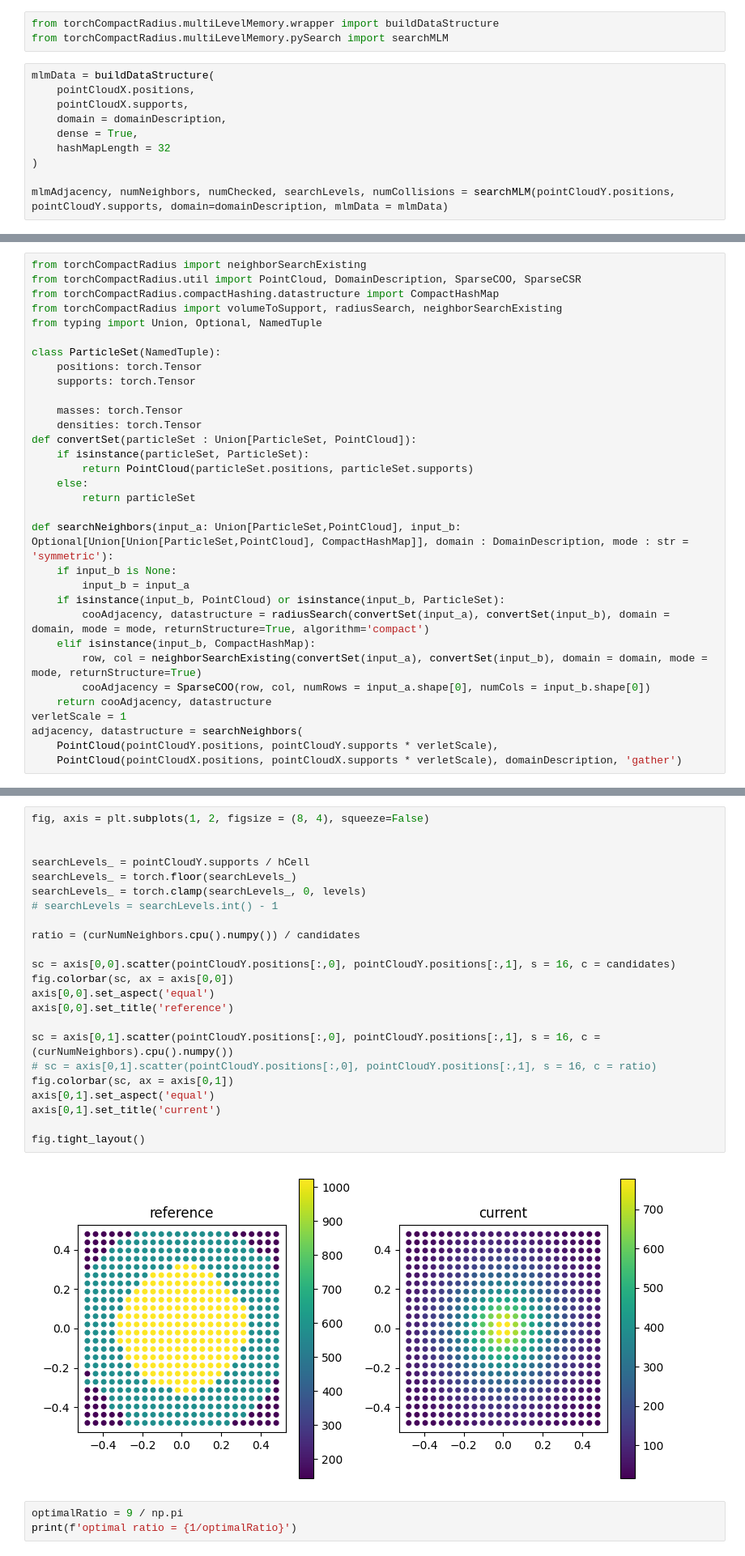
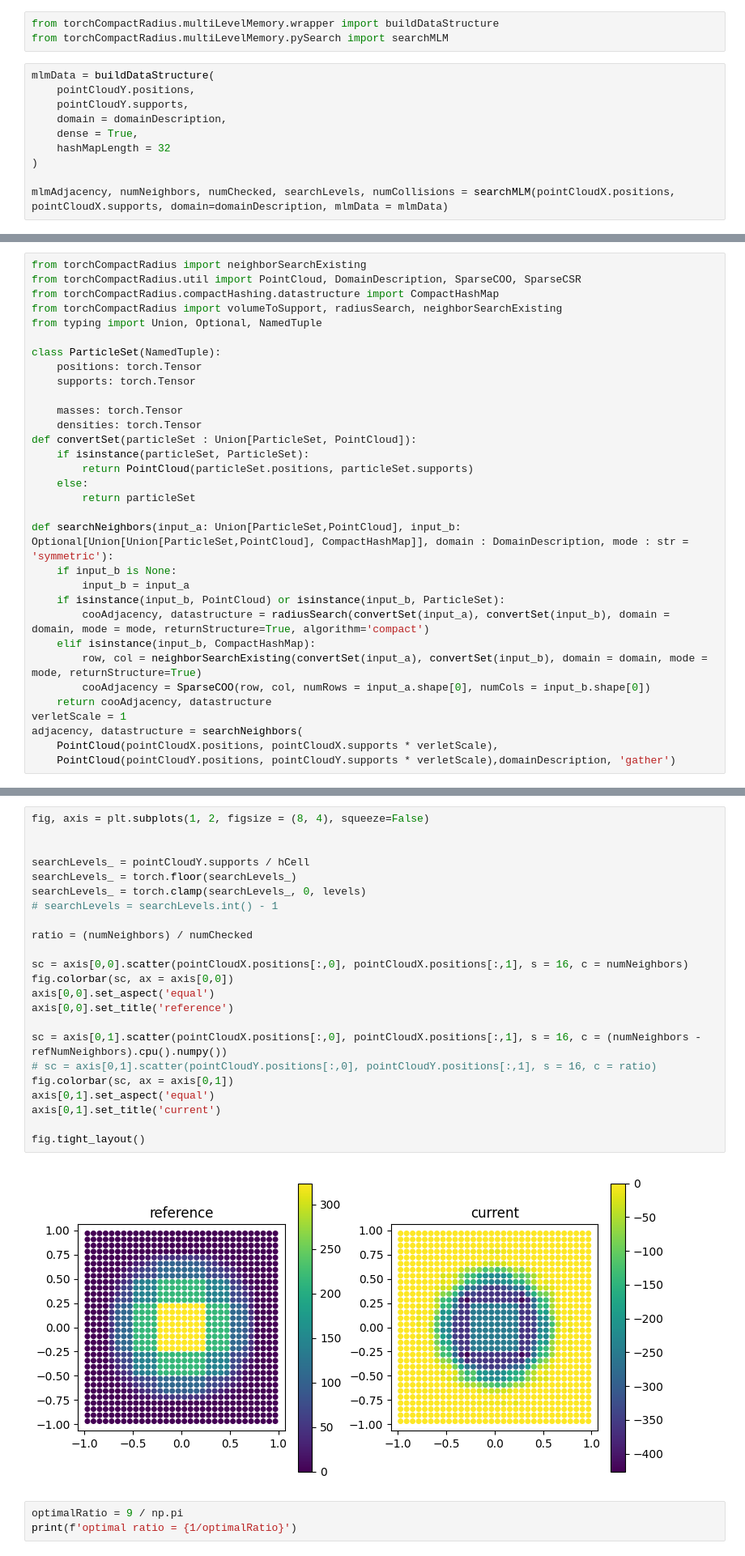
Before and after one commit to wi-re/torchCompactRadius, a Jupyter notebook: test.ipynb, the cells around one changed output, grey strips where cells are left out. Shown at 81% size. Saved outputs shown, nothing was run; the diff lists cells and outputs as text.

```diff
--- a/test.ipynb
+++ b/test.ipynb
@@ -372,11 +372,11 @@ from torchCompactRadius.multiLevelMemory.wrapper import buildDataStructure
 from torchCompactRadius.multiLevelMemory.pySearch import searchMLM
 # %%
 mlmData = buildDataStructure(
-    pointCloudX.positions,
-    pointCloudX.supports,
+    pointCloudY.positions,
+    pointCloudY.supports,
     domain = domainDescription,
     dense = True,
     hashMapLength = 32
 )
 
-mlmAdjacency, numNeighbors, numChecked, searchLevels, numCollisions = searchMLM(pointCloudY.positions, pointCloudY.supports, domain=domainDescription, mlmData = mlmData)
+mlmAdjacency, numNeighbors, numChecked, searchLevels, numCollisions = searchMLM(pointCloudX.positions, pointCloudX.supports, domain=domainDescription, mlmData = mlmData)
@@ -413,8 +472,8 @@ def searchNeighbors(input_a: Union[ParticleSet,PointCloud], input_b: Optional[Un
     return cooAdjacency, datastructure
 verletScale = 1
 adjacency, datastructure = searchNeighbors(
-    PointCloud(pointCloudY.positions, pointCloudY.supports * verletScale),
-    PointCloud(pointCloudX.positions, pointCloudX.supports * verletScale), domainDescription, 'gather')
+    PointCloud(pointCloudX.positions, pointCloudX.supports * verletScale),
+    PointCloud(pointCloudY.positions, pointCloudY.supports * verletScale),domainDescription, 'gather')
 # %%
 refRows = adjacency.row
 refCols = adjacency.col
@@ -433,28 +492,28 @@ torch.Size([105652]) torch.Size([105652])
 # %%
 fig, axis = plt.subplots(1, 2, figsize = (8, 4), squeeze=False)
 
 
 searchLevels_ = pointCloudY.supports / hCell
 searchLevels_ = torch.floor(searchLevels_)
 searchLevels_ = torch.clamp(searchLevels_, 0, levels)
 # searchLevels = searchLevels.int() - 1
 
-ratio = (curNumNeighbors.cpu().numpy()) / candidates
+ratio = (numNeighbors) / numChecked
 
-sc = axis[0,0].scatter(pointCloudY.positions[:,0], pointCloudY.positions[:,1], s = 16, c = candidates)
+sc = axis[0,0].scatter(pointCloudX.positions[:,0], pointCloudX.positions[:,1], s = 16, c = numNeighbors)
 fig.colorbar(sc, ax = axis[0,0])
 axis[0,0].set_aspect('equal')
 axis[0,0].set_title('reference')
 
-sc = axis[0,1].scatter(pointCloudY.positions[:,0], pointCloudY.positions[:,1], s = 16, c = (curNumNeighbors).cpu().numpy())
+sc = axis[0,1].scatter(pointCloudX.positions[:,0], pointCloudX.positions[:,1], s = 16, c = (numNeighbors - refNumNeighbors).cpu().numpy())
 # sc = axis[0,1].scatter(pointCloudY.positions[:,0], pointCloudY.positions[:,1], s = 16, c = ratio)
 fig.colorbar(sc, ax = axis[0,1])
 axis[0,1].set_aspect('equal')
 axis[0,1].set_title('current')
 
 fig.tight_layout()
 # %% [output]
-[figure, old version]
+[figure, new version]
 # %%
 optimalRatio = 9 / np.pi
 print(f'optimal ratio = {1/optimalRatio}')
```
Also changed, not shown: parts of 9 cells of this notebook, 1 other file.
